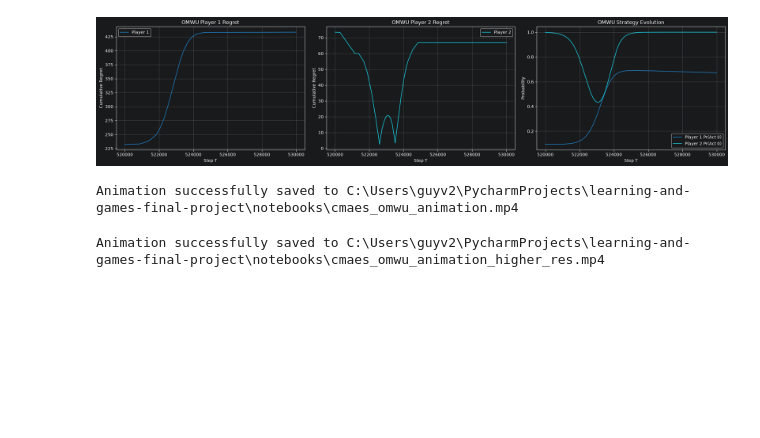
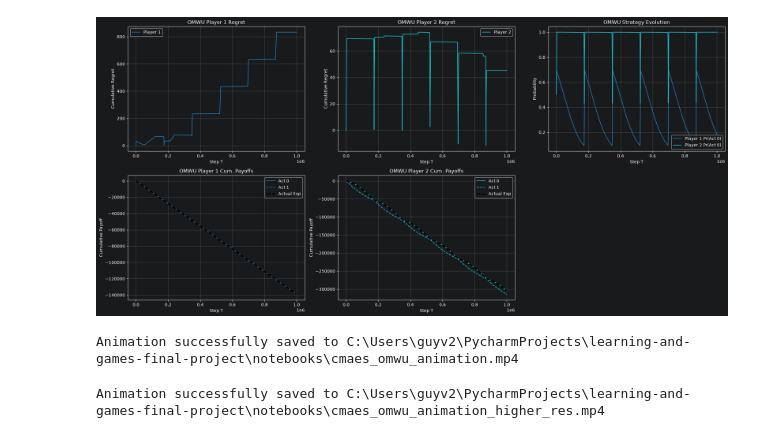
Before and after one commit to CatGuy1300/learning-and-games-final-project, a Jupyter notebook: notebooks/animate.ipynb, the cells around one changed output. Saved outputs shown, nothing was run; the diff lists cells and outputs as text; code cells hidden in the pictures; blank space fills up the shorter version.

```diff
--- a/notebooks/animate.ipynb
+++ b/notebooks/animate.ipynb
@@ -31,19 +47,19 @@ x = cum_regrets[524570: 530000]
 # %%
 from src.engine.statistics import unpack_stats
 from src.utils.visualization import plot_static_trajectories
 
 # Load and unpack the recorded statistics from disk
 stats_data = load_experiment_stats(output_dir=output_dir, session_id=session_id)
 steps, cum_regrets, strats, logits, instant_payoffs = unpack_stats(stats_data)
 
 # Plot the static N-player trajectories (Zoom in by setting start_step and end_step if desired!)
 import torch
 cum_action_payoffs = [torch.cumsum(p, dim=0) for p in instant_payoffs]
 cum_expected_payoffs = [torch.cumsum(torch.sum(s * p, dim=-1), dim=0) for s, p in zip(strats, instant_payoffs)]
-fig, axes = plot_static_trajectories(steps, cum_regrets, strats, title_prefix="OMWU", plot_all_actions=False, start_step=520000, end_step=530000, separate_regret_plots=True, cum_action_payoffs=cum_action_payoffs, cum_expected_payoffs=cum_expected_payoffs)
+fig, axes = plot_static_trajectories(steps, cum_regrets, strats, title_prefix="OMWU", plot_all_actions=False, start_step=0, end_step=None, separate_regret_plots=True, cum_action_payoffs=cum_action_payoffs, cum_expected_payoffs=cum_expected_payoffs)
 plt.show()
 # %% [output]
-[figure, old version]
+[figure, new version]
 # %%
 from src.utils.visualization import create_learning_dynamics_animation
 
```
Also changed, not shown: parts of 4 cells of this notebook, 17 other files.
